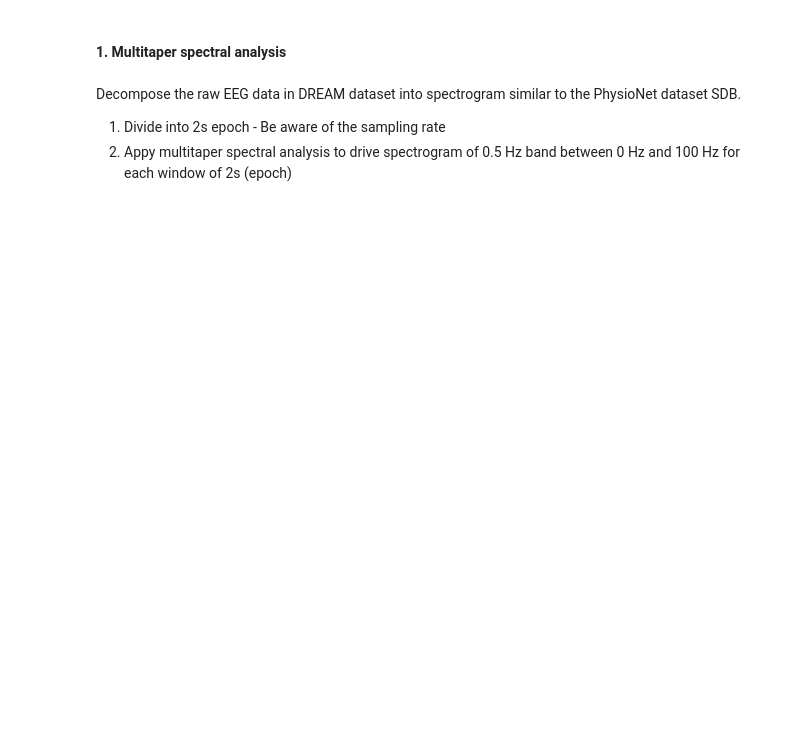
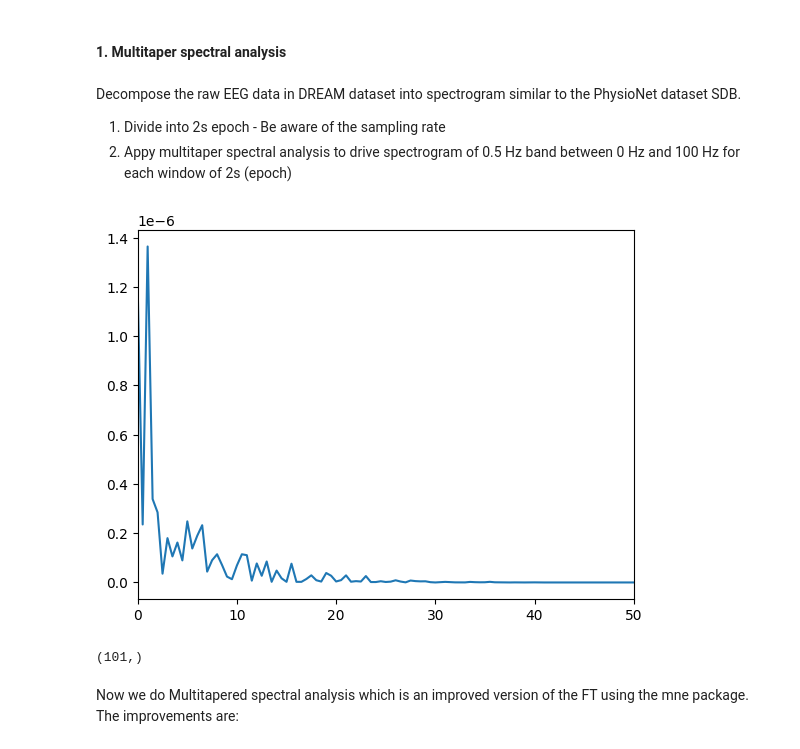
Before and after one commit to larsenalicia/TUe-Honors-MedAI-old, a Jupyter notebook: eda_nb/signal_processing.ipynb, the cells around one changed output. Cells and saved outputs as stored; diff of their text form; code cells hidden in the pictures; blank space fills up the shorter version.

Commit message:
add Multitaper method in nb

```diff
--- a/eda_nb/signal_processing.ipynb
+++ b/eda_nb/signal_processing.ipynb
@@ -61,0 +56,16 @@ sample_df = eeg_df[:800] # Get first epoch of 2s
+# %%
+# Fourier Transform to frequency domain
+ft_transform = FourierTransform(400, 0.5)
+ft_output, freq_bin = ft_transform.transform(sample_df, 2)
+y = np.square(ft_output)
+plt.plot(freq_bin, y)
+plt.xlim(0, 50)
+plt.show()
+# %% [output]
+[figure, added]
+# %%
+freq_bin[freq_bin <= 50].shape
+# %% [output]
+(101,)
+# %% [markdown]
+Now we do Multitapered spectral analysis which is an improved version of the FT using the mne package. The improvements are:
```
Also changed, not shown: parts of 8 cells of this notebook, 3 other files.
